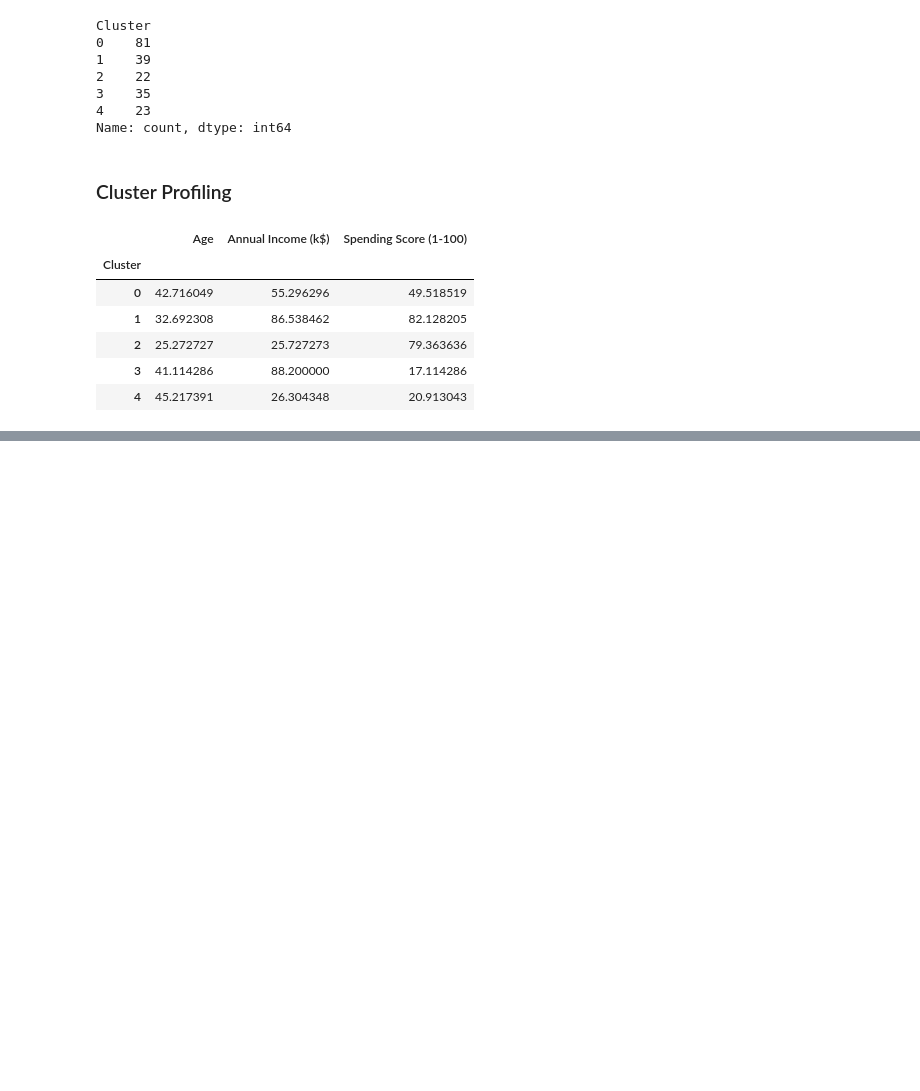
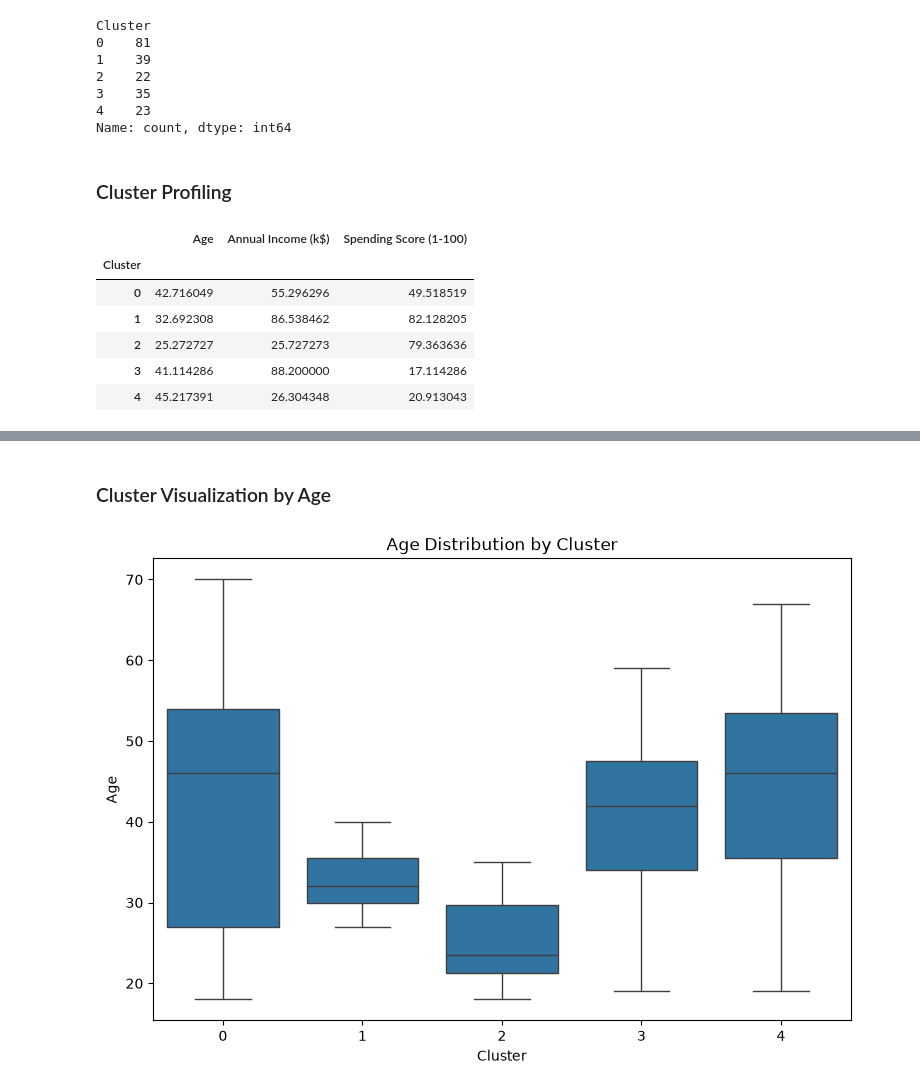
Before and after one commit to Niraj7272/customer_segmentation_K-Means, a Jupyter notebook: notebooks/01_customer_segmentation.ipynb, the cells around one changed output, grey strips where cells are left out. Drawn from its saved outputs; the diff is of its cells as text; code cells hidden in the pictures; blank space fills up the shorter version.

Commit message:
saved cluster and test

```diff
--- a/notebooks/01_customer_segmentation.ipynb
+++ b/notebooks/01_customer_segmentation.ipynb
@@ -399,0 +429,14 @@ cluster_profile
+# %% [markdown]
+### Cluster Visualization by Age
+# %%
+plt.figure(figsize=(9, 6))
+sns.boxplot(
+    data=df,
+    x="Cluster",
+    y="Age"
+)
+
+plt.title("Age Distribution by Cluster")
+plt.show()
+# %% [output]
+[figure, added]
```
Also changed, not shown: parts of 19 cells of this notebook, 2 other files.
